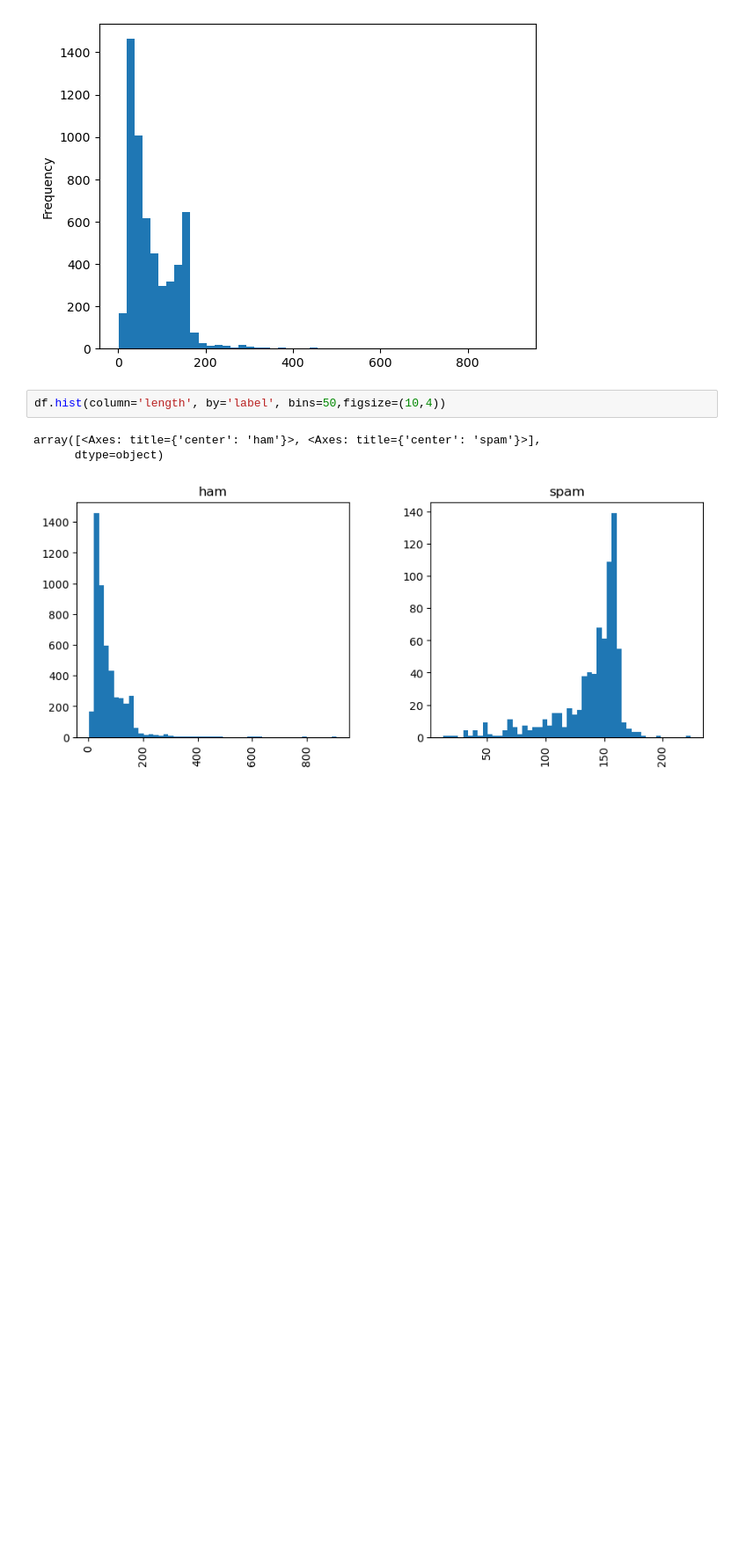
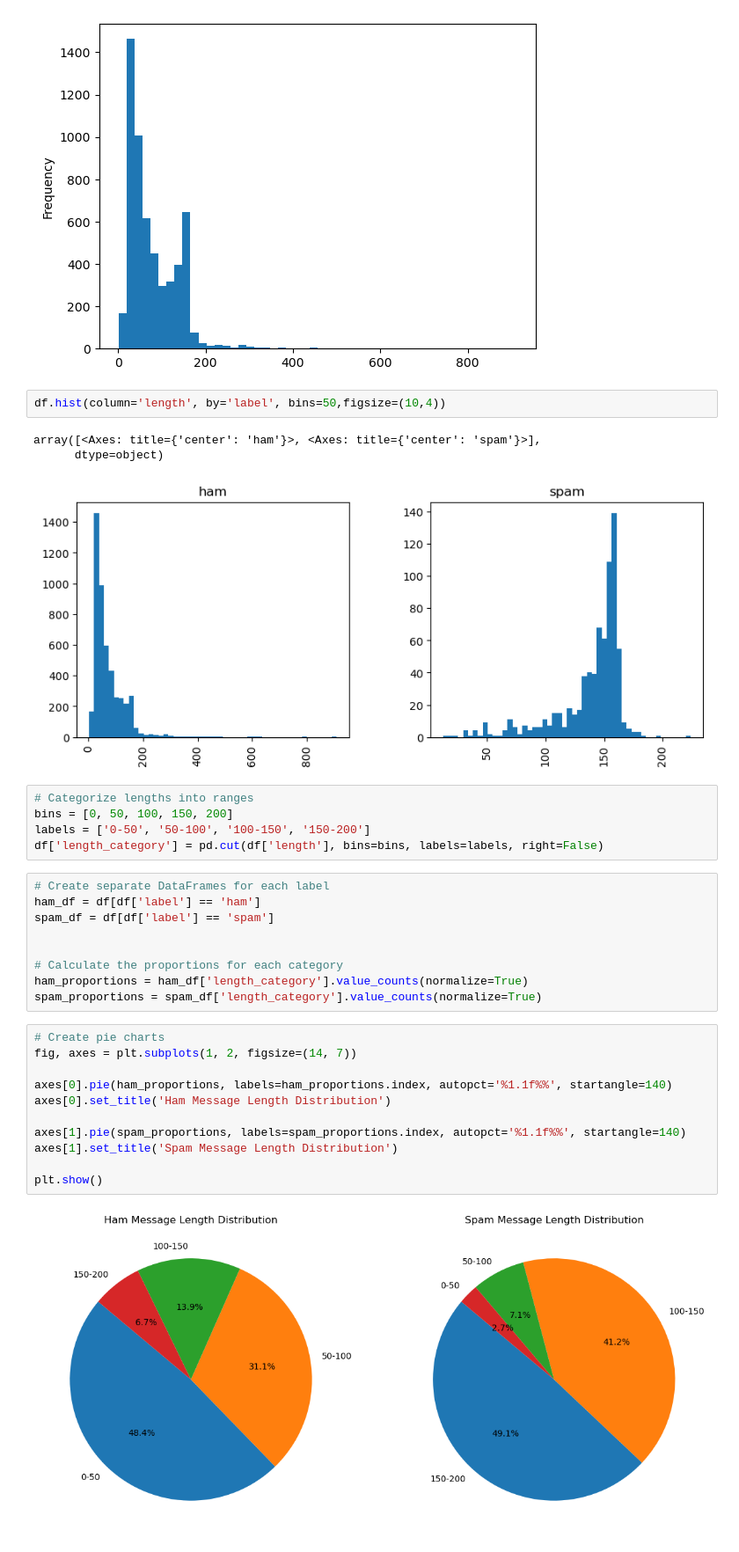
Before and after one commit to NANITH777/ML-DL-Examples, a Jupyter notebook: SMS Spam Detection/sms.ipynb, the cells around one changed output. Shown at 88% size. Cells and saved outputs as stored; diff of their text form; blank space fills up the shorter version.

Commit message:
Data Analysis

```diff
--- a/SMS Spam Detection/sms.ipynb
+++ b/SMS Spam Detection/sms.ipynb
@@ -88,3 +88,30 @@ df.hist(column='length', by='label', bins=50,figsize=(10,4))
 array([<Axes: title={'center': 'ham'}>, <Axes: title={'center': 'spam'}>],
       dtype=object)
 [figure]
+# %%
+# Categorize lengths into ranges
+bins = [0, 50, 100, 150, 200]
+labels = ['0-50', '50-100', '100-150', '150-200']
+df['length_category'] = pd.cut(df['length'], bins=bins, labels=labels, right=False)
+# %%
+# Create separate DataFrames for each label
+ham_df = df[df['label'] == 'ham']
+spam_df = df[df['label'] == 'spam']
+
+
+# Calculate the proportions for each category
+ham_proportions = ham_df['length_category'].value_counts(normalize=True)
+spam_proportions = spam_df['length_category'].value_counts(normalize=True)
+# %%
+# Create pie charts
+fig, axes = plt.subplots(1, 2, figsize=(14, 7))
+
+axes[0].pie(ham_proportions, labels=ham_proportions.index, autopct='%1.1f%%', startangle=140)
+axes[0].set_title('Ham Message Length Distribution')
+
+axes[1].pie(spam_proportions, labels=spam_proportions.index, autopct='%1.1f%%', startangle=140)
+axes[1].set_title('Spam Message Length Distribution')
+
+plt.show()
+# %% [output]
+[figure, added]
```
